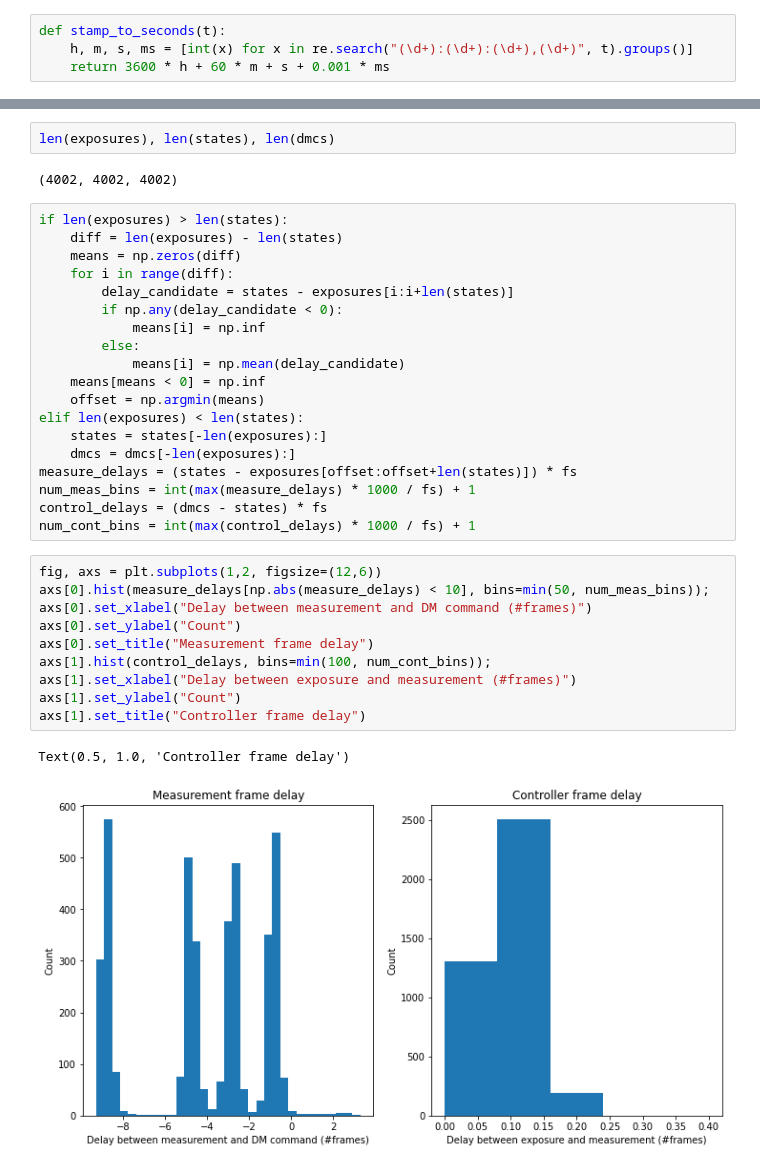
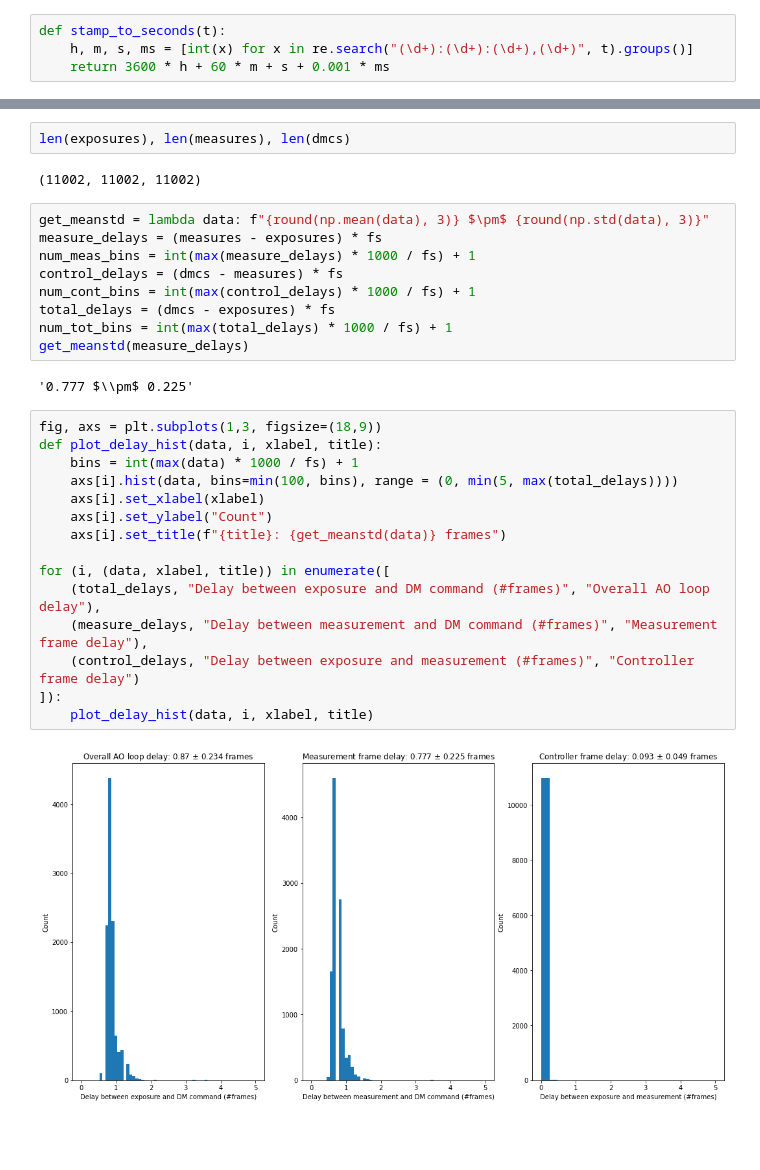
Before and after one commit to aditya-sengupta/seallqg, a Jupyter notebook: notebooks/seal_delays.ipynb, the cells around one changed output, grey strips where cells are left out. Drawn from its saved outputs; the diff is of its cells as text; blank space fills up the shorter version.

Commit message:
flying a little close to the sun with the seal delays analysis

```diff
--- a/notebooks/seal_delays.ipynb
+++ b/notebooks/seal_delays.ipynb
@@ -66,36 +71,32 @@ plt.yticks([])
 # %%
-len(exposures), len(states), len(dmcs)
+len(exposures), len(measures), len(dmcs)
 # %% [output]
-(4002, 4002, 4002)
+(11002, 11002, 11002)
 # %%
-if len(exposures) > len(states):
-    diff = len(exposures) - len(states)
-    means = np.zeros(diff)
-    for i in range(diff):
-        delay_candidate = states - exposures[i:i+len(states)]
-        if np.any(delay_candidate < 0):
-            means[i] = np.inf
-        else:
-            means[i] = np.mean(delay_candidate)
-    means[means < 0] = np.inf
-    offset = np.argmin(means)
-elif len(exposures) < len(states):
-    states = states[-len(exposures):]
-    dmcs = dmcs[-len(exposures):]
-measure_delays = (states - exposures[offset:offset+len(states)]) * fs
+get_meanstd = lambda data: f"{round(np.mean(data), 3)} $\pm$ {round(np.std(data), 3)}"
+measure_delays = (measures - exposures) * fs
 num_meas_bins = int(max(measure_delays) * 1000 / fs) + 1
-control_delays = (dmcs - states) * fs
+control_delays = (dmcs - measures) * fs
 num_cont_bins = int(max(control_delays) * 1000 / fs) + 1
+total_delays = (dmcs - exposures) * fs
+num_tot_bins = int(max(total_delays) * 1000 / fs) + 1
+get_meanstd(measure_delays)
+# %% [output]
+'0.777 $\\pm$ 0.225'
 # %%
-fig, axs = plt.subplots(1,2, figsize=(12,6))
-axs[0].hist(measure_delays[np.abs(measure_delays) < 10], bins=min(50, num_meas_bins));
-axs[0].set_xlabel("Delay between measurement and DM command (#frames)")
-axs[0].set_ylabel("Count")
-axs[0].set_title("Measurement frame delay")
-axs[1].hist(control_delays, bins=min(100, num_cont_bins));
-axs[1].set_xlabel("Delay between exposure and measurement (#frames)")
-axs[1].set_ylabel("Count")
-axs[1].set_title("Controller frame delay")
+fig, axs = plt.subplots(1,3, figsize=(18,9))
+def plot_delay_hist(data, i, xlabel, title):
+    bins = int(max(data) * 1000 / fs) + 1
+    axs[i].hist(data, bins=min(100, bins), range = (0, min(5, max(total_delays))))
+    axs[i].set_xlabel(xlabel)
+    axs[i].set_ylabel("Count")
+    axs[i].set_title(f"{title}: {get_meanstd(data)} frames")
+
+for (i, (data, xlabel, title)) in enumerate([
+    (total_delays, "Delay between exposure and DM command (#frames)", "Overall AO loop delay"),
+    (measure_delays, "Delay between measurement and DM command (#frames)", "Measurement frame delay"),
+    (control_delays, "Delay between exposure and measurement (#frames)", "Controller frame delay")
+]):
+    plot_delay_hist(data, i, xlabel, title)
 # %% [output]
-Text(0.5, 1.0, 'Controller frame delay')
-[figure, old version]
+[figure, new version]
```
Also changed, not shown: parts of 4 cells of this notebook.
